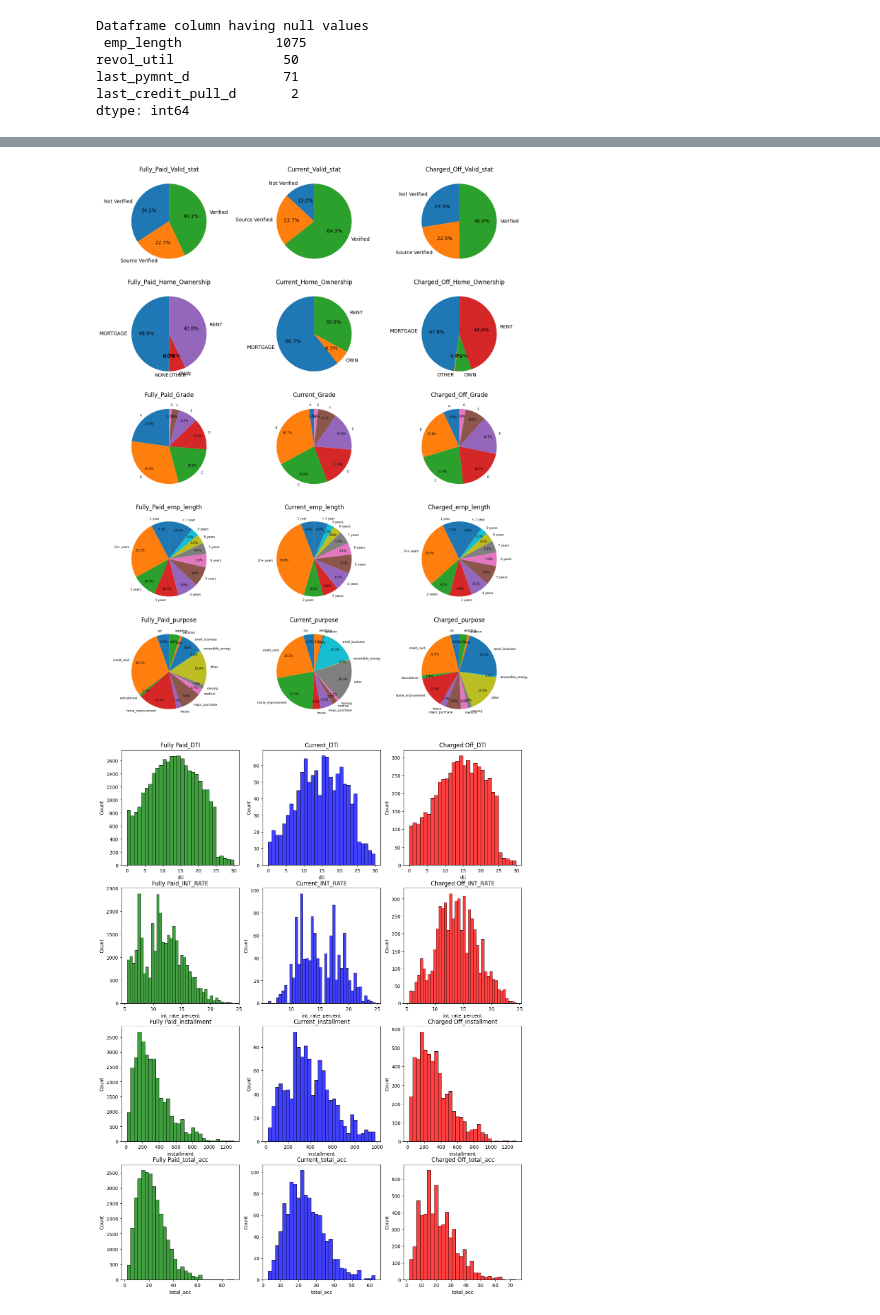
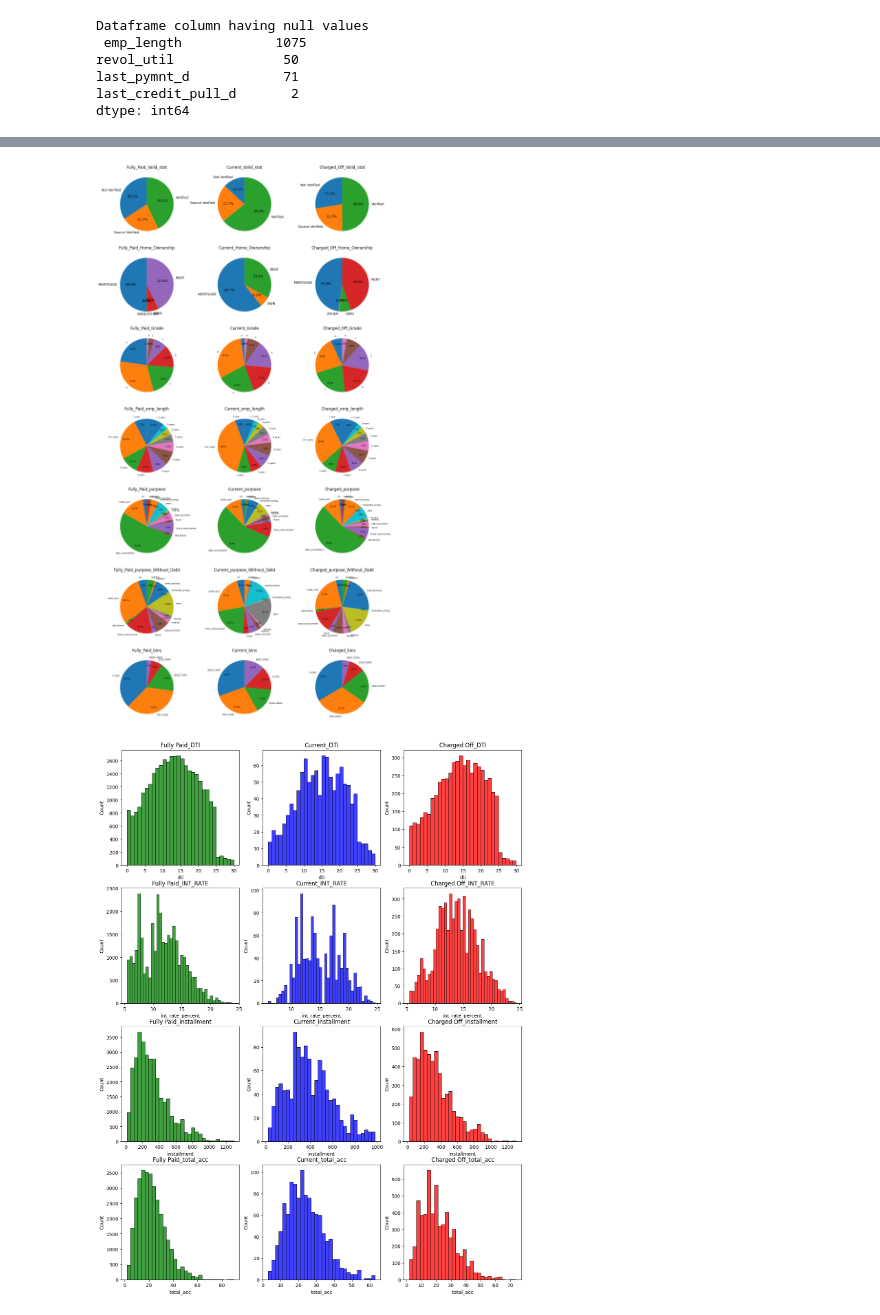
Before and after one commit to bipul-ranjan/LendingClubCaseStudy, a Jupyter notebook: EDA-LOAN-CASE-STUDY.ipynb, the cells around one changed output, grey strips where cells are left out. Drawn from its saved outputs; the diff is of its cells as text; code cells hidden in the pictures.

Commit message:
Loan case study

```diff
--- a/EDA-LOAN-CASE-STUDY.ipynb
+++ b/EDA-LOAN-CASE-STUDY.ipynb
@@ -306,7 +328,7 @@ df_final_loan_1_Current =df_final_loan_1[df_final_loan_1['loan_status']=='Curren
 #Univariate Analysis
 # Check the relation with Validation status, Home Ownership and grade
 
-fig_1, ax_1 = plt.subplots (ncols=3, nrows=5, figsize=(15,20), sharex= True ,sharey=True)
+fig_1, ax_1 = plt.subplots (ncols=3, nrows=7, figsize=(15,30), sharex= True ,sharey=True)
 
 # Calculate the sum of 'funded_amnt' for each 'verification_status'
 fully_paid_sum = df_final_loan_1_Fully_Paid['funded_amnt'].groupby(df_final_loan_1_Fully_Paid['verification_status']).sum()
@@ -381,40 +403,71 @@ fully_paid = ax_1[3][0].pie(fully_paid_sum.values, labels=fully_paid_sum.index,a
 current = ax_1[3][1].pie(current_sum.values, labels=current_sum.index,autopct='%1.1f%%',startangle=90,textprops={'fontsize': 6},pctdistance=0.8)
 charge_off = ax_1[3][2].pie(charge_off_sum.values, labels=charge_off_sum.index,autopct='%1.1f%%',startangle=90,textprops={'fontsize': 6},pctdistance=0.8)
 
 
 #Set Title
 ax_1[3][0].title.set_text('Fully_Paid_emp_length')
 ax_1[3][1].title.set_text('Current_emp_length')
 ax_1[3][2].title.set_text('Charged_emp_length')
 
 
-# Calculate the sum of 'funded_amnt' for each 'emp_length'
+# Calculate the sum of 'funded_amnt' for the different Purpose
 fully_paid_sum = df_final_loan_1_Fully_Paid['funded_amnt'].groupby(df_final_loan_1_Fully_Paid['purpose']).sum()
 current_sum= df_final_loan_1_Current['funded_amnt'].groupby(df_final_loan_1_Current['purpose']).sum()
 charge_off_sum = df_final_loan_1_Charged_off['funded_amnt'].groupby(df_final_loan_1_Charged_off['purpose']).sum()
-
-# Drop row contains debt_consolidation from fully_paid_sum dataframe
-fully_paid_sum = fully_paid_sum.drop('debt_consolidation')
-current_sum = current_sum.drop('debt_consolidation')
-charge_off_sum = charge_off_sum.drop('debt_consolidation')
 
 # Draw pie chart on % distribution of purpose
 #Use the index of the grouped data for x-axis values
 
 fully_paid = ax_1[4][0].pie(fully_paid_sum.values, labels=fully_paid_sum.index,autopct='%1.1f%%',startangle=90,textprops={'fontsize': 6},pctdistance=0.8)
 current = ax_1[4][1].pie(current_sum.values, labels=current_sum.index,autopct='%1.1f%%',startangle=90,textprops={'fontsize': 6},pctdistance=0.8)
 charge_off = ax_1[4][2].pie(charge_off_sum.values, labels=charge_off_sum.index,autopct='%1.1f%%',startangle=90,textprops={'fontsize': 6},pctdistance=0.8)
 
 
 #Set Title
 ax_1[4][0].title.set_text('Fully_Paid_purpose')
 ax_1[4][1].title.set_text('Current_purpose')
 ax_1[4][2].title.set_text('Charged_purpose')
 
+
+# Drop row contains debt_consolidation from fully_paid_sum dataframe
+fully_paid_sum = fully_paid_sum.drop('debt_consolidation')
+current_sum = current_sum.drop('debt_consolidation')
+charge_off_sum = charge_off_sum.drop('debt_consolidation')
+
+# Draw pie chart on % distribution of purpose
+#Use the index of the grouped data for x-axis values
+
+fully_paid = ax_1[5][0].pie(fully_paid_sum.values, labels=fully_paid_sum.index,autopct='%1.1f%%',startangle=90,textprops={'fontsize': 6},pctdistance=0.8)
+current = ax_1[5][1].pie(current_sum.values, labels=current_sum.index,autopct='%1.1f%%',startangle=90,textprops={'fontsize': 6},pctdistance=0.8)
+charge_off = ax_1[5][2].pie(charge_off_sum.values, labels=charge_off_sum.index,autopct='%1.1f%%',startangle=90,textprops={'fontsize': 6},pctdistance=0.8)
+
+
+#Set Title
+ax_1[5][0].title.set_text('Fully_Paid_purpose_Without_Debt')
+ax_1[5][1].title.set_text('Current_purpose_Without_Debt')
+ax_1[5][2].title.set_text('Charged_purpose_Without_Debt')
+
+# Creating pie distribution for loan amount bin
+
+fully_paid_bin = df_final_loan_1_Fully_Paid['loan_amnt_bins'].value_counts()
+current_bin = df_final_loan_1_Current['loan_amnt_bins'].value_counts()
+charge_off_bin = df_final_loan_1_Charged_off['loan_amnt_bins'].value_counts()
+
+fully_paid = ax_1[6][0].pie(fully_paid_bin.values, labels=fully_paid_bin.index,autopct='%1.1f%%',startangle=90,textprops={'fontsize': 6},pctdistance=0.8)
+current = ax_1[6][1].pie(current_bin.values, labels=current_bin.index,autopct='%1.1f%%',startangle=90,textprops={'fontsize': 6},pctdistance=0.8)
+charge_off = ax_1[6][2].pie(charge_off_bin.values, labels=charge_off_bin.index,autopct='%1.1f%%',startangle=90,textprops={'fontsize': 6},pctdistance=0.8)
+
+
+#Set Title
+ax_1[6][0].title.set_text('Fully_Paid_bins')
+ax_1[6][1].title.set_text('Current_bins')
+ax_1[6][2].title.set_text('Charged_bins')
+
+
 #Show
 plt.show()
 # %% [output]
-[figure, old version]
+[figure, new version]
 # %%
 #Univariate Analysis
 # Create Histogram using DTI , Interest rate and Installment
```
Also changed, not shown: parts of 2 cells of this notebook.
